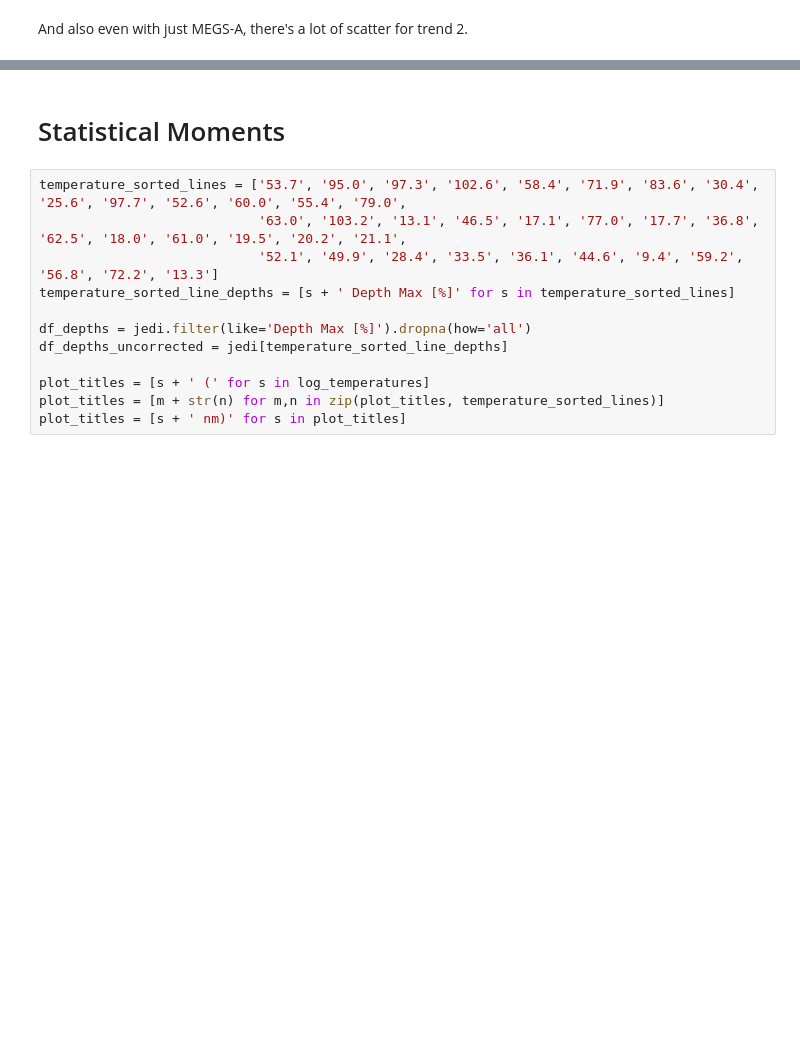
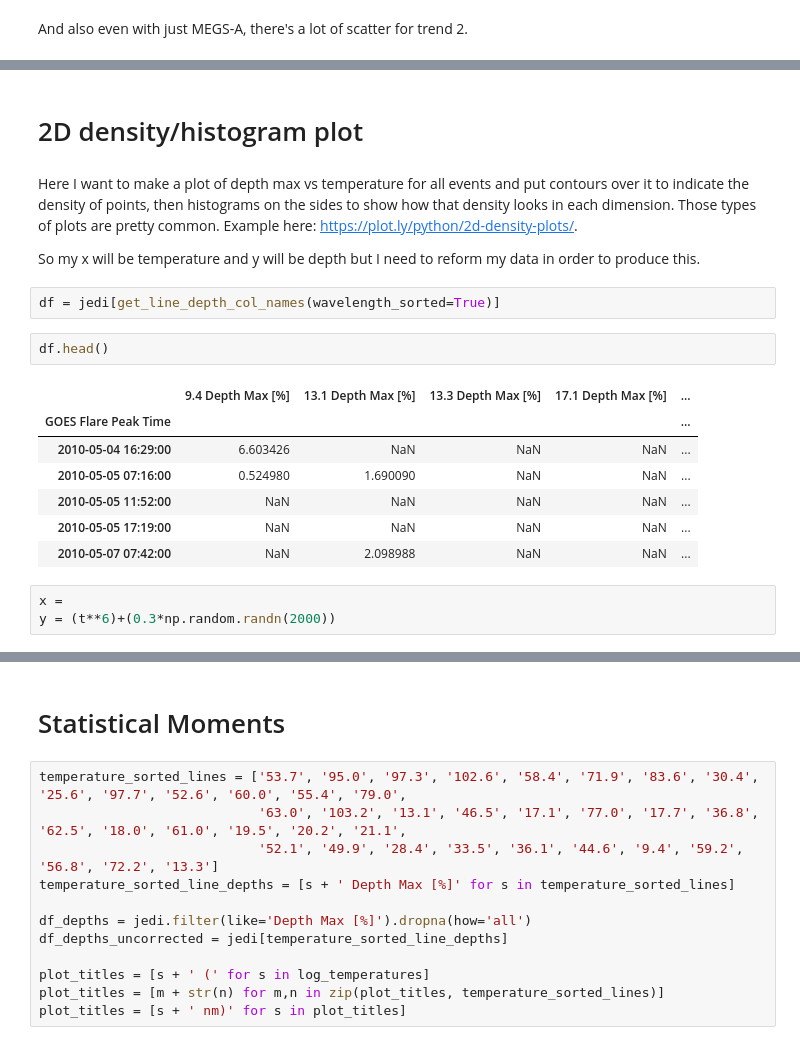
Before and after one commit to jmason86/James-s-EVE-Dimming-Index-JEDI, a Jupyter notebook: explore/explore_jedi_v2_spot_checks.ipynb, the cells around one changed output, grey strips where cells are left out. Drawn from its saved outputs; the diff is of its cells as text; blank space fills up the shorter version.

```diff
--- a/explore/explore_jedi_v2_spot_checks.ipynb
+++ b/explore/explore_jedi_v2_spot_checks.ipynb
@@ -340,0 +433,21 @@ And also even with just MEGS-A, there's a lot of scatter for trend 2.
+# %% [markdown]
+# 2D density/histogram plot
+# %% [markdown]
+Here I want to make a plot of depth max vs temperature for all events and put contours over it to indicate the density of points, then histograms on the sides to show how that density looks in each dimension. Those types of plots are pretty common. Example here: https://plot.ly/python/2d-density-plots/.
+
+So my x will be temperature and y will be depth but I need to reform my data in order to produce this.
+# %%
+df = jedi[get_line_depth_col_names(wavelength_sorted=True)]
+# %%
+df.head()
+# %% [output]
+|  | 9.4 Depth Max [%] | 13.1 Depth Max [%] | 13.3 Depth Max [%] | 17.1 Depth Max [%] | ... |
+| GOES Flare Peak Time |  |  |  |  | ... |
+| 2010-05-04 16:29:00 | 6.603426 | NaN | NaN | NaN | ... |
+| 2010-05-05 07:16:00 | 0.524980 | 1.690090 | NaN | NaN | ... |
+| 2010-05-05 11:52:00 | NaN | NaN | NaN | NaN | ... |
+| 2010-05-05 17:19:00 | NaN | NaN | NaN | NaN | ... |
+| 2010-05-07 07:42:00 | NaN | 2.098988 | NaN | NaN | ... |
+# %%
+x =
+y = (t**6)+(0.3*np.random.randn(2000))
```
Also changed, not shown: parts of 25 cells of this notebook.
